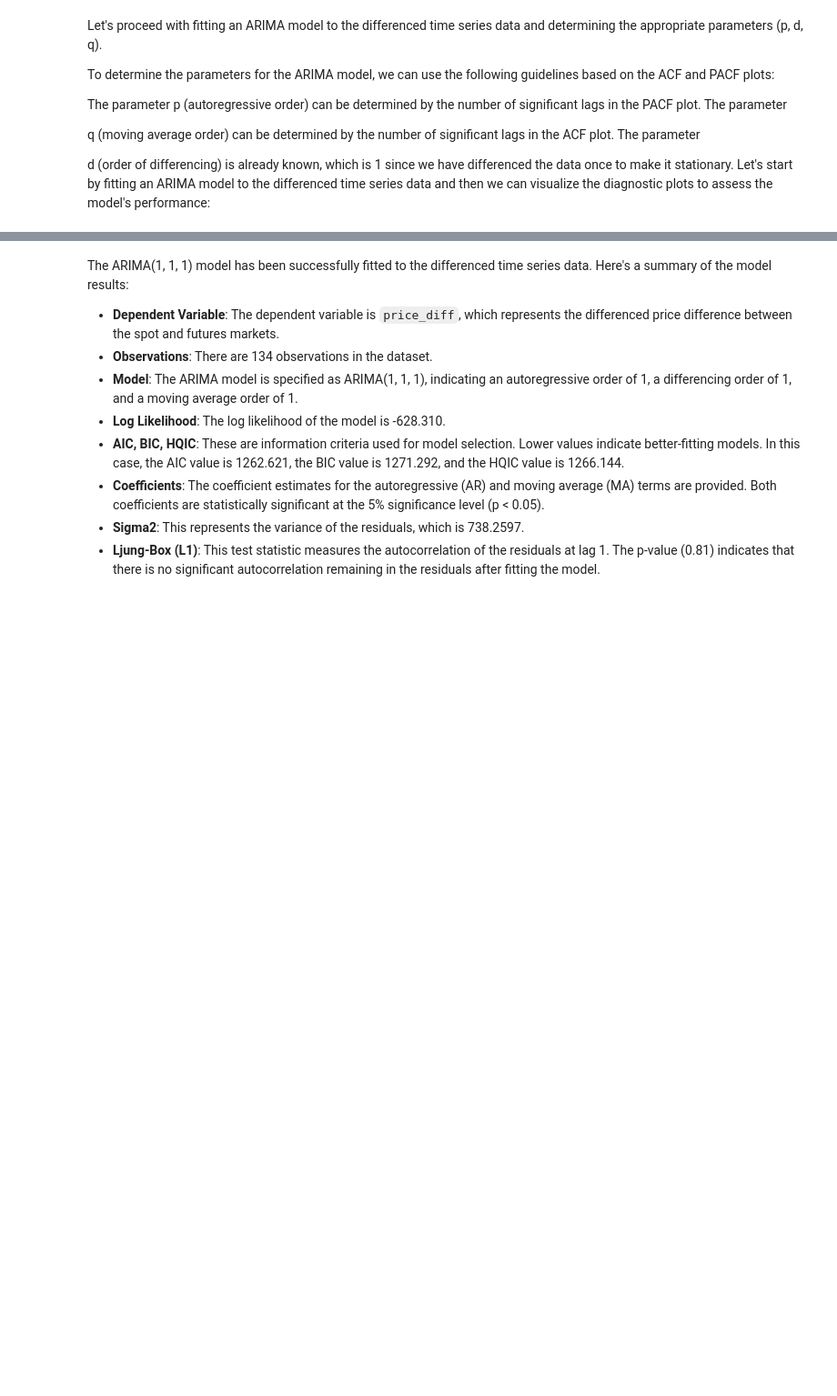
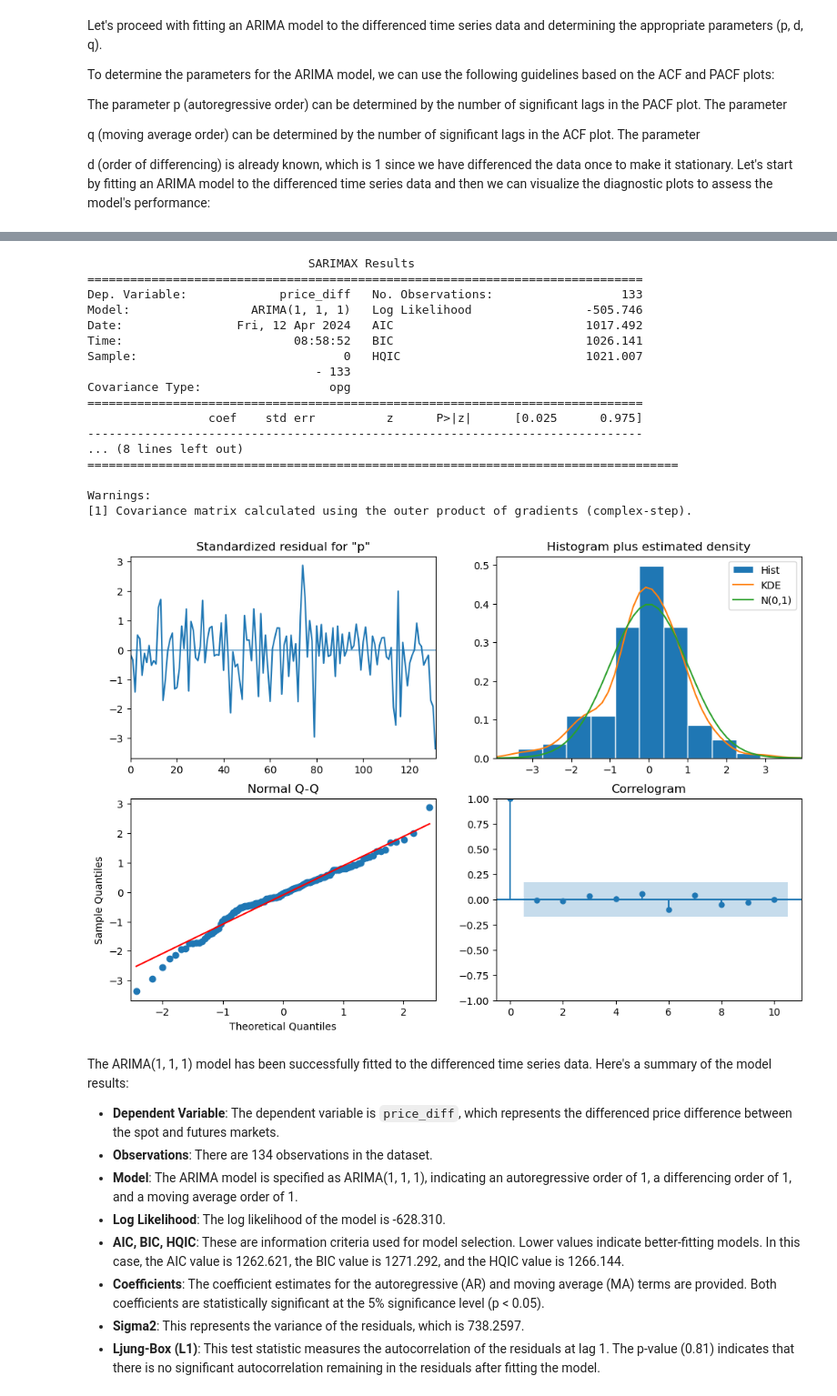
Before and after one commit to mukeshcodeshere/nb_research_crypto, a Jupyter notebook: src/stats_daily_paper.ipynb, the cells around one changed output, grey strips where cells are left out. Shown at 91% size. Drawn from its saved outputs; the diff is of its cells as text; code cells hidden in the pictures; blank space fills up the shorter version.

```diff
--- a/src/stats_daily_paper.ipynb
+++ b/src/stats_daily_paper.ipynb
@@ -290,3 +328,37 @@ Warnings:
+# %%
+# Remove the identified outlier(s) from the original dataset
+merged_df = merged_df.drop(outlier_indices)
+
+# Fit ARIMA model with the cleaned dataset
+arima_model_cleaned = ARIMA(merged_df['price_diff'], order=(p, d, q))
+arima_result_cleaned = arima_model_cleaned.fit()
+
+# Print model summary for the cleaned ARIMA model
+print(arima_result_cleaned.summary())
+
+# Plot diagnostics of the cleaned ARIMA model
+arima_result_cleaned.plot_diagnostics(figsize=(12, 8))
+
+plt.show()
+# %% [output]
+                               SARIMAX Results
+==============================================================================
+Dep. Variable:             price_diff   No. Observations:                  133
+Model:                 ARIMA(1, 1, 1)   Log Likelihood                -505.746
+Date:                Fri, 12 Apr 2024   AIC                           1017.492
+Time:                        08:58:52   BIC                           1026.141
+Sample:                             0   HQIC                          1021.007
+                                - 133
+Covariance Type:                  opg
+==============================================================================
+                 coef    std err          z      P>|z|      [0.025      0.975]
+------------------------------------------------------------------------------
+... (8 lines left out)
+===================================================================================
+
+Warnings:
+[1] Covariance matrix calculated using the outer product of gradients (complex-step).
+[figure, added]
 # %% [markdown]
 The ARIMA(1, 1, 1) model has been successfully fitted to the differenced time series data. Here's a summary of the model results:
 
```
Also changed, not shown: parts of 11 cells of this notebook.
